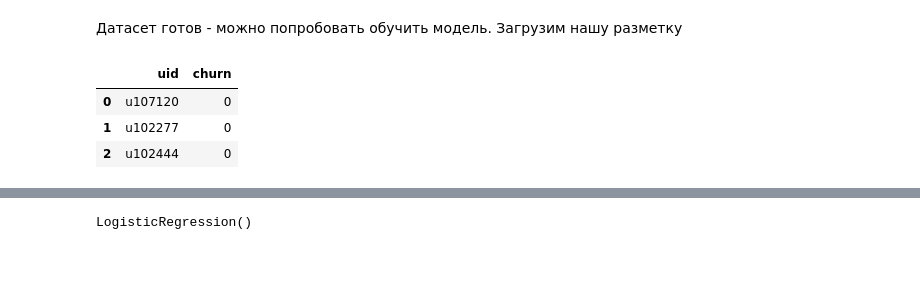
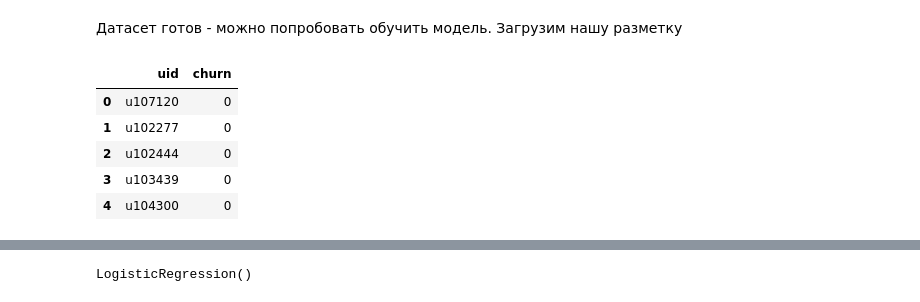
Before and after one commit to mechanic3000/GB_ML_in_busines, a Jupyter notebook: Lesson_02.ipynb, the cells around one changed output, grey strips where cells are left out. Saved outputs shown, nothing was run; the diff lists cells and outputs as text; code cells hidden in the pictures; blank space fills up the shorter version.

```diff
--- a/Lesson_02.ipynb
+++ b/Lesson_02.ipynb
@@ -338,12 +385,14 @@ user_embeddings = user_embeddings[['uid']+['topic_{}'.format(i) for i in range(2
 Датасет готов - можно попробовать обучить модель. Загрузим нашу разметку
 # %%
 target = pd.read_csv("users_churn.csv")
-target.head(3)
+target.head(5)
 # %% [output]
 |  | uid | churn |
 | 0 | u107120 | 0 |
 | 1 | u102277 | 0 |
 | 2 | u102444 | 0 |
+| 3 | u103439 | 0 |
+| 4 | u104300 | 0 |
 # %%
 X = pd.merge(user_embeddings, target, 'left')
 X.head(3)
```
Also changed, not shown: parts of 27 cells of this notebook, 4 other files.
